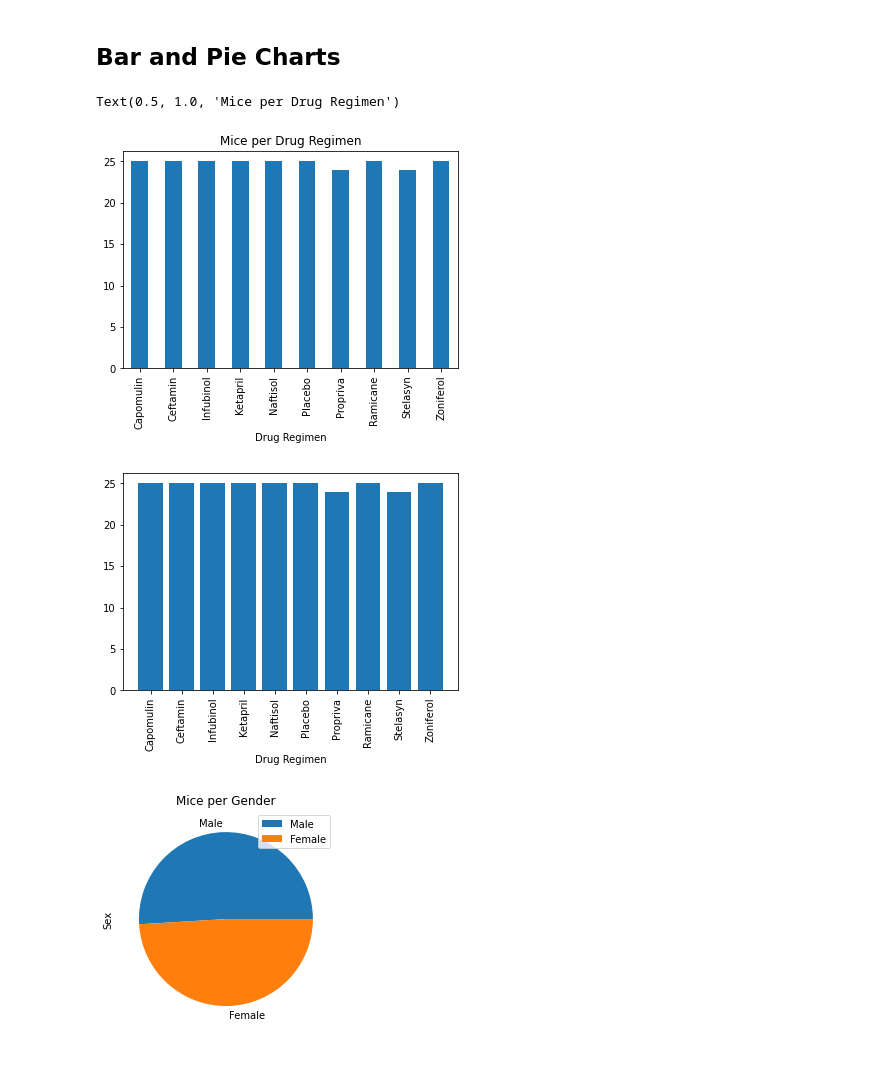
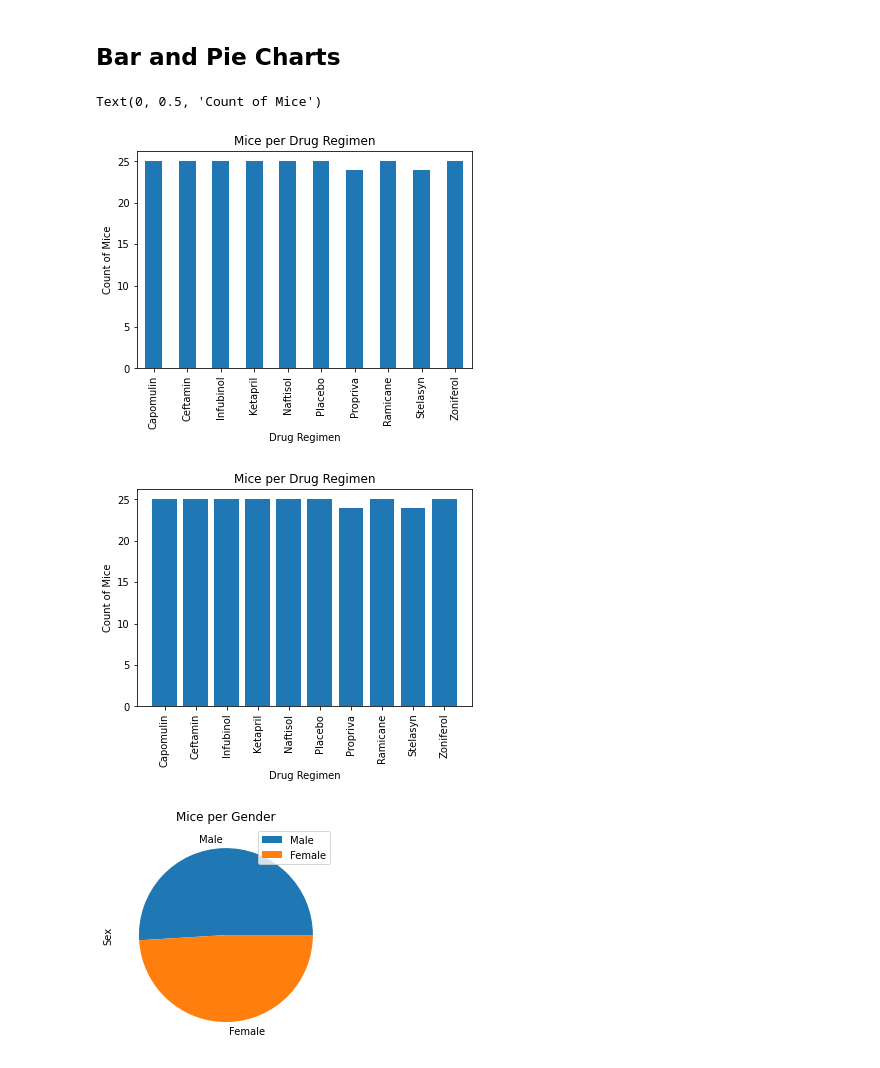
Before and after one commit to jenmusdat/matplotlib-challenge, a Jupyter notebook: Pymaceuticals/pymaceuticals_starter.ipynb, the cells around one changed output. Cells and saved outputs as stored; diff of their text form; code cells hidden in the pictures.

```diff
--- a/Pymaceuticals/pymaceuticals_starter.ipynb
+++ b/Pymaceuticals/pymaceuticals_starter.ipynb
@@ -139,13 +141,14 @@ summary_ag
 # %%
 # Generate a bar plot showing the total number of unique mice tested on each drug regimen using pandas.
 mice_drug_counts = clean_combine[["Drug Regimen", "Mouse ID"]]
 mice_drug_counts = mice_drug_counts.groupby("Drug Regimen")["Mouse ID"].nunique()
 mice_drug_counts.plot(kind = "bar")
 plt.xlabel("Drug Regimen")
 plt.title("Mice per Drug Regimen")
+plt.ylabel("Count of Mice")
 # %% [output]
-Text(0.5, 1.0, 'Mice per Drug Regimen')
+Text(0, 0.5, 'Count of Mice')
-[figure, old version]
+[figure, new version]
 # %%
 # Generate a bar plot showing the total number of unique mice tested on each drug regimen using pyplot.
 mice_drug_counts = clean_combine[["Drug Regimen", "Mouse ID"]]
@@ -153,9 +156,11 @@ mice_drug_counts = mice_drug_counts.groupby("Drug Regimen")["Mouse ID"].nunique(
 plt.bar(mice_drug_counts.index, mice_drug_counts)
 plt.xlabel("Drug Regimen")
 plt.xticks(rotation = 90)
+plt.title("Mice per Drug Regimen")
+plt.ylabel("Count of Mice")
 plt.show()
 # %% [output]
-[figure, old version]
+[figure, new version]
 # %%
 # Generate a pie plot showing the distribution of female versus male mice using pandas
 mice_drug_counts = clean_combine["Sex"].value_counts()
```
Also changed, not shown: parts of 10 cells of this notebook.
